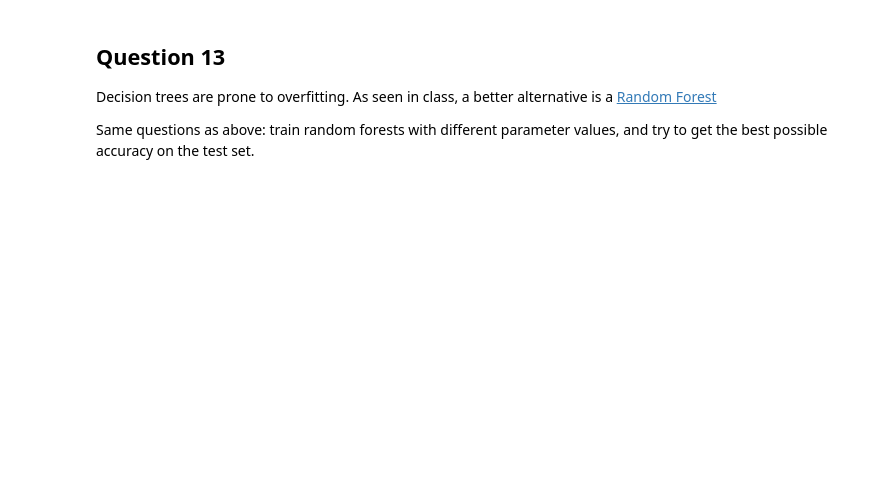
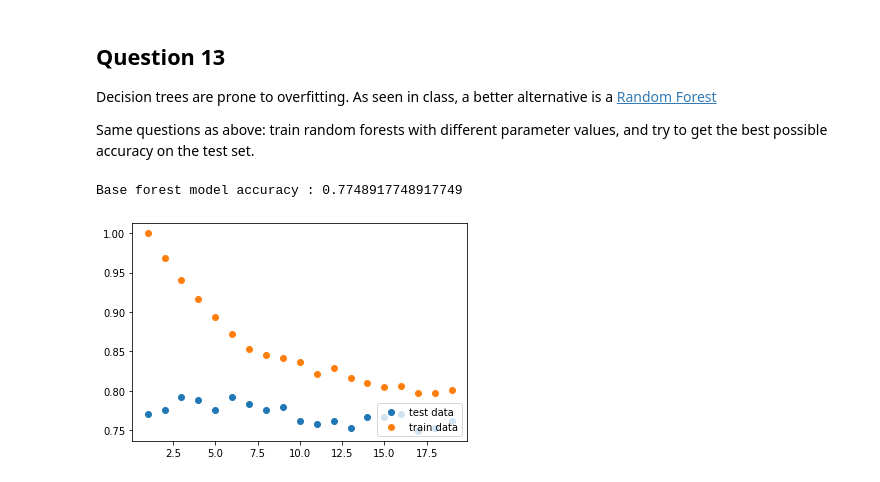
Before and after one commit to VincentPetitPro/M1-ML-assignements, a Jupyter notebook: ML_Hands_on_2_Pima_Indians_Diabetes.ipynb, the cells around one changed output. Drawn from its saved outputs; the diff is of its cells as text; code cells hidden in the pictures; blank space fills up the shorter version.

```diff
--- a/ML_Hands_on_2_Pima_Indians_Diabetes.ipynb
+++ b/ML_Hands_on_2_Pima_Indians_Diabetes.ipynb
@@ -292,7 +290,36 @@ from sklearn.ensemble import RandomForestClassifier
+# %%
+from sklearn.ensemble import RandomForestClassifier
+def q13(m_depth):
+  forest_model = RandomForestClassifier(max_depth=m_depth)
+  forest_model.fit(X_train, y_train)
+  return forest_model
+
+forest_model = q13(None)
+assert type(forest_model) == RandomForestClassifier
+
+forrest_y_predict = forest_model.predict(X_test)
+forrest_model_accuracy = accuracy_score(y_test, y_predict)
+print('Base forest model accuracy :',forrest_model_accuracy)
+# %% [output]
+Base forest model accuracy : 0.7748917748917749
+# %%
+mins_samples_leaf = []
+accuracies_test = []
+accuracies_train = []
+for min_samples in range(1, 20):
+  mins_samples_leaf.append(min_samples)
+  forest_model = RandomForestClassifier(min_samples_leaf=min_samples)
+  forest_model.fit(X_train, y_train)
+  y_predict = forest_model.predict(X_test)
+  accuracy_test = accuracy_score(y_test, y_predict)
+  accuracies_test.append(accuracy_test)
+  accuracy_train = accuracy_score(y_train, forest_model.predict(X_train))
+  accuracies_train.append(accuracy_train)
 # %%
-
 plt.figure()
-plt.scatter(depths, accuracies_test, label='test data')
-plt.scatter(depths, accuracies_train, label='train data')
+plt.scatter(mins_samples_leaf, accuracies_test, label='test data')
+plt.scatter(mins_samples_leaf, accuracies_train, label='train data')
 plt.legend(loc=4)
 plt.show()
+# %% [output]
+[figure, added]
```
Also changed, not shown: parts of 11 cells of this notebook.
